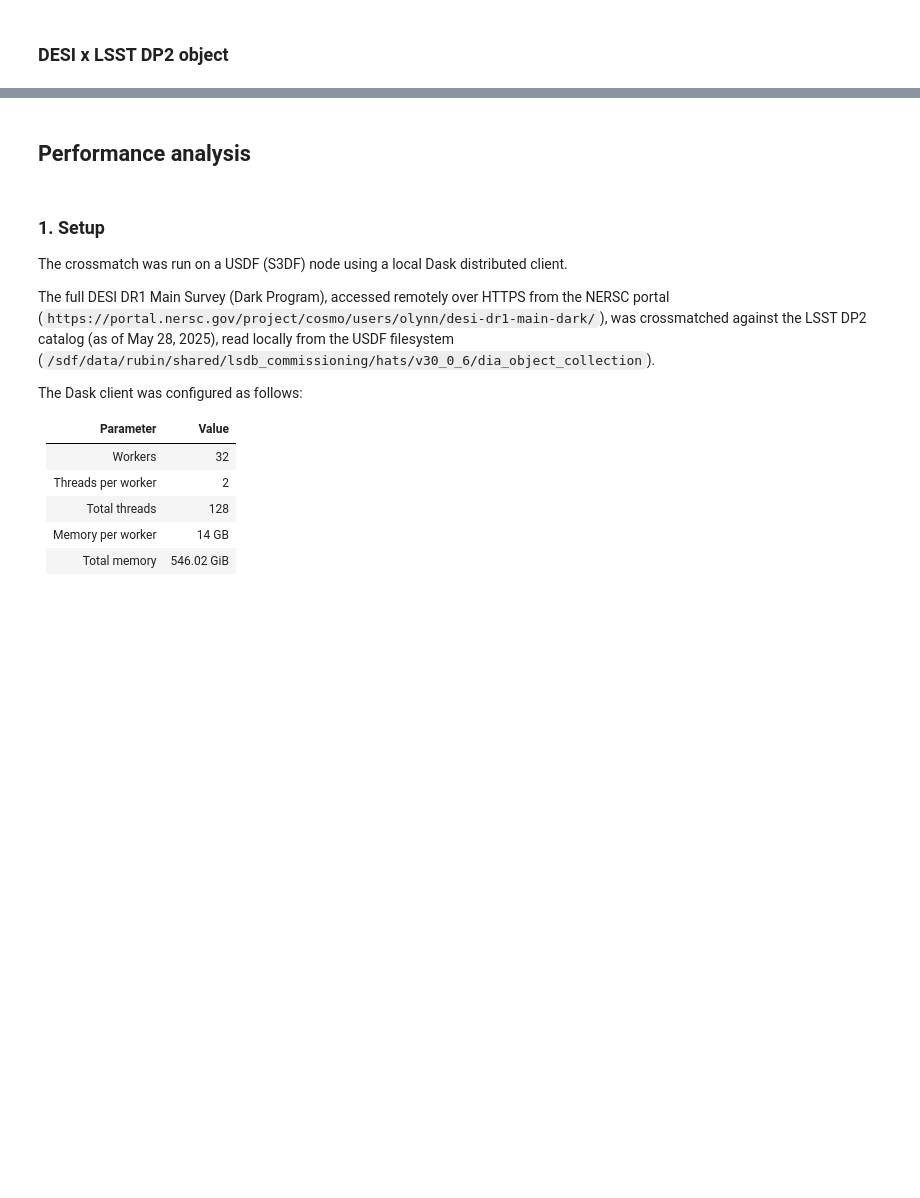
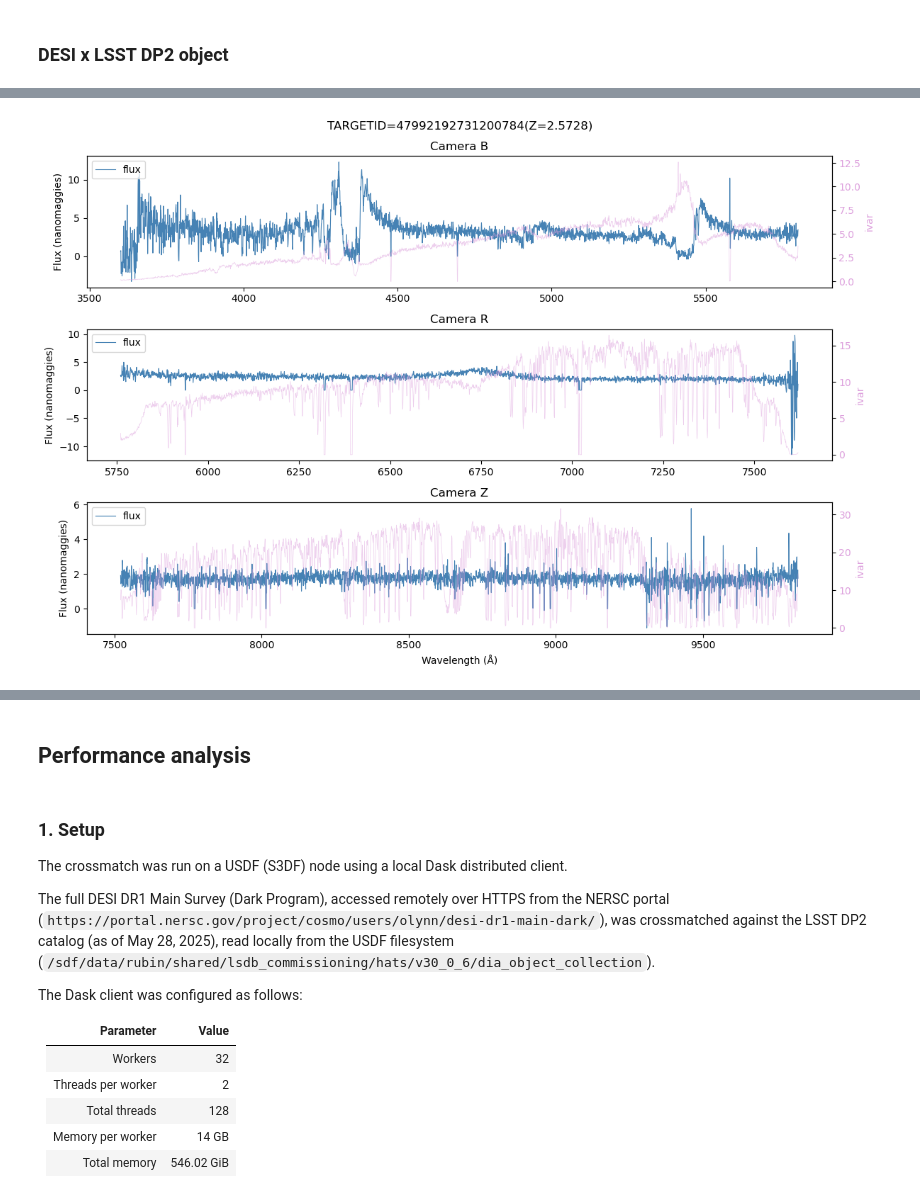
Before and after one commit to olivialynn/DESI-Crossmatch-Project, a Jupyter notebook: 05 - DESI x LSST DP2/5.0 - DESI x LSST DP2.ipynb, the cells around one changed output, grey strips where cells are left out. Cells and saved outputs as stored; diff of their text form; code cells hidden in the pictures; blank space fills up the shorter version.

```diff
--- a/05 - DESI x LSST DP2/5.0 - DESI x LSST DP2.ipynb
+++ b/05 - DESI x LSST DP2/5.0 - DESI x LSST DP2.ipynb
@@ -224,8 +234,8 @@ desi_x_dp2_dia_obj.plot_coverage()
 # %%
 # See the first few rows
 
-df = desi_x_dp2_dia_obj.head(5)
-df
+df_dia_obj = desi_x_dp2_dia_obj.head(5)
+df_dia_obj
 # %% [output]
 |  | TARGETID | TARGET_RA | TARGET_DEC | Z | ZERR | spectra_b | spectra_r | spectra_z | dec | ... |
 | 1203863513569649040 | 39627437792825537 | 351.428181 | -14.683122 | 1.368533 | 0.000138 | wavelength flux ivar mask 3600.0 ... | wavelength flux ivar mask 5760.0 ... | wavelength flux ivar mask 7520.0 ... | -14.683135 | ... |
@@ -300,5 +336,5 @@ desi_x_dp2_dia_obj.plot_coverage()
 # %%
 # See the first few rows
 
-df = desi_x_dp2_dia_obj.head(5)
-df
+df_object = desi_x_dp2_object.head(5)
+df_object
@@ -305,5 +349,7 @@ df
 # %%
-target_idx = 0
+target_idx = 3
 
-plot_spectra(df, target_idx)
+plot_spectra(df_object, target_idx)
+# %% [output]
+[figure, added]
 # %%
```
Also changed, not shown: parts of 16 cells of this notebook, 1 other file.
